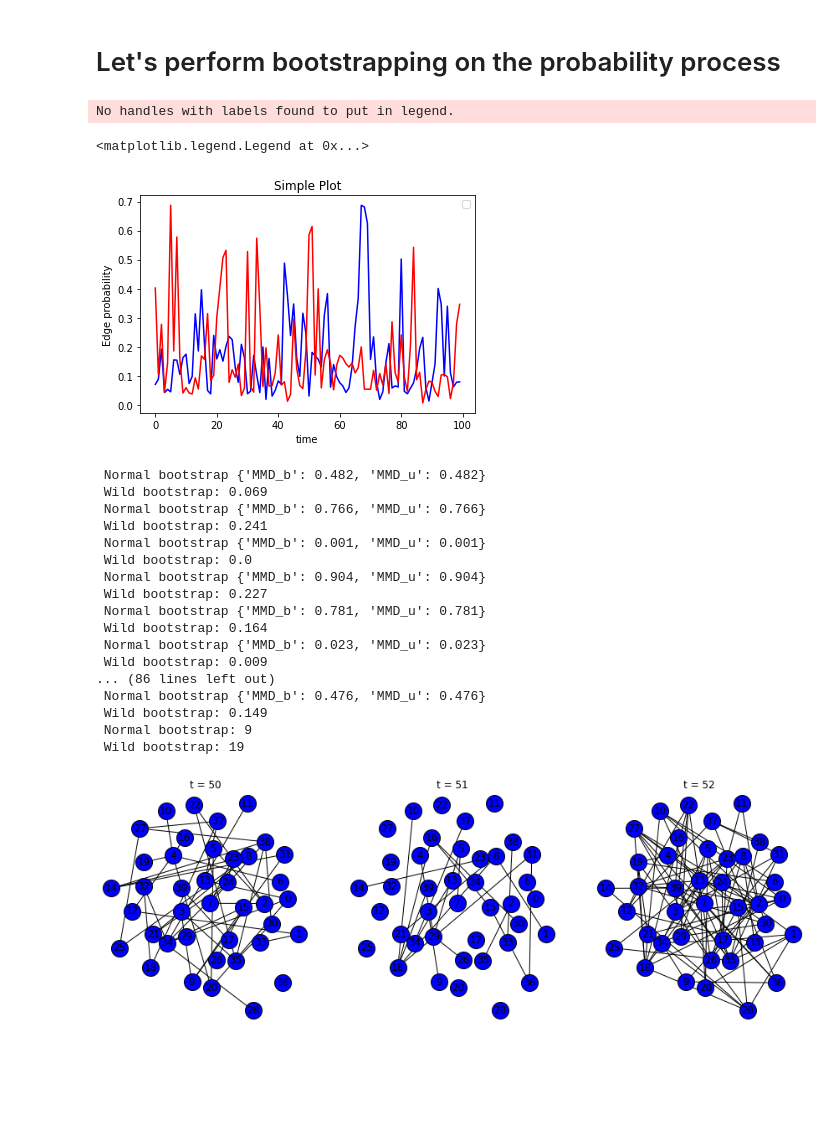
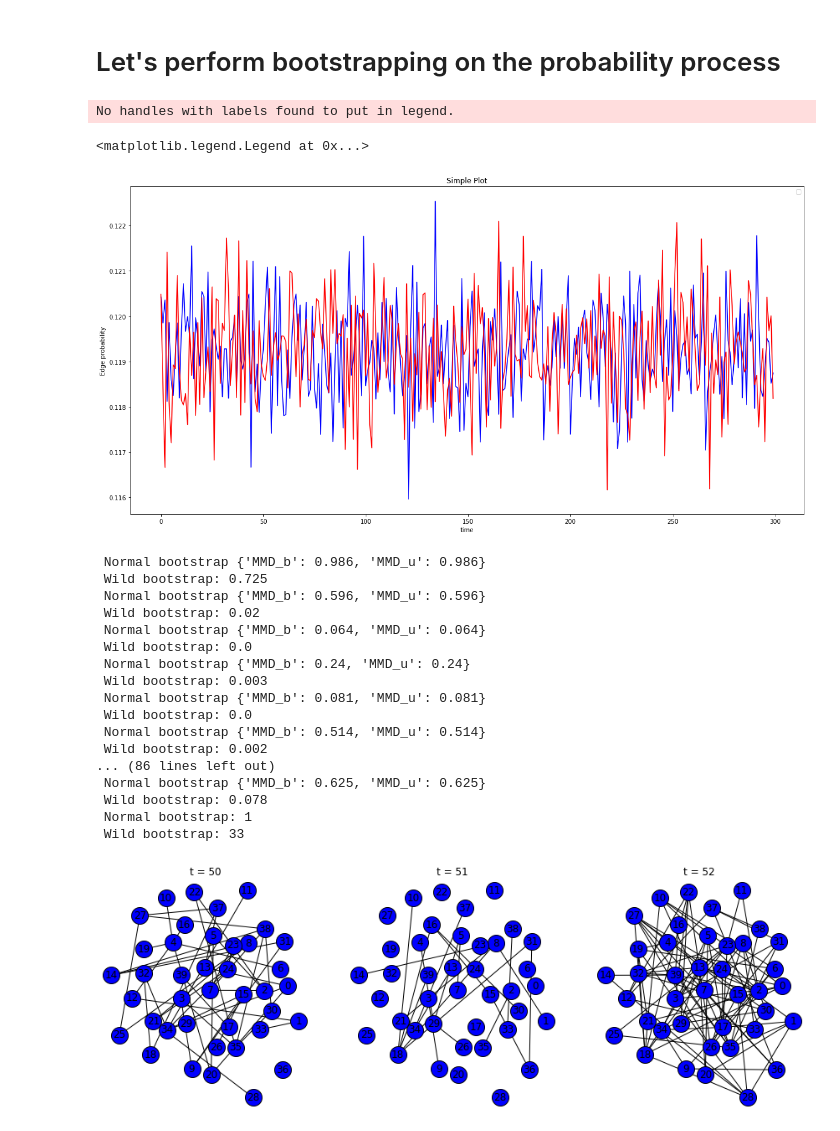
Before and after one commit to ragnarlevi/GTST, a Jupyter notebook: _Workbench/WildBootstrap.ipynb, the cells around one changed output. Drawn from its saved outputs; the diff is of its cells as text; code cells hidden in the pictures; blank space fills up the shorter version.

Commit message:
graph statistics run file

```diff
--- a/_Workbench/WildBootstrap.ipynb
+++ b/_Workbench/WildBootstrap.ipynb
@@ -158,12 +158,14 @@ class BinomialGraphs(DegreeGraphs):
 Define functions for wild bootstrapping
 # %%
 def simpleArima(ar, var, nsamples):
-    x = np.zeros(nsamples)
-    x[0] = np.random.normal(0, np.sqrt(var))
-    for i in range(nsamples-1):
-        x[i+1] = x[i] * ar + np.random.normal(0, np.sqrt(var))
+    import statsmodels.api as sm
+    # x = np.zeros(nsamples)
+    # x[0] = np.random.normal(0, np.sqrt(var))
+    # for i in range(nsamples-1):
+    #     x[i+1] = x[i] * ar + np.random.normal(0, np.sqrt(var))
 
-    return np.array(x)
+    # return np.array(x)
+    return sm.tsa.arma_generate_sample([1, ar], [var], nsamples)
 
 
 def WildSeries(ln:float, nsamples):
@@ -189,8 +191,8 @@ def WildBootstrap(K, ln, n_x, n_y, B = 1000):
     K_xy = K[:n_x, n_x:]
 
     #statMatrix = K_xx + K_yy - 2 * K_xy
-    # statistic_sample = np.mean(K_xx) + np.mean(K_yy) - 2.0*np.mean(K_xy)
-    statistic_sample = 1.0 / (n_x ** 2) * K_xx.sum() + 1.0 / (n_x * n_y) * K_yy.sum() - 2.0 / (n_y ** 2) * K_xy.sum()
+    statistic_sample = np.mean(K_xx) + np.mean(K_yy) - 2.0*np.mean(K_xy)
+    #statistic_sample = 1.0 / (n_x ** 2) * K_xx.sum() + 1.0 / (n_x * n_y) * K_yy.sum() - 2.0 / (n_y ** 2) * K_xy.sum()
 
     test = np.zeros(B)
 
@@ -202,7 +204,7 @@ def WildBootstrap(K, ln, n_x, n_y, B = 1000):
         K_p = np.multiply(K, WW)
         test[b] =  np.mean(K_p[:n_x, :n_x]) + np.mean(K_p[n_x:, n_x:]) - 2.0*np.mean(K_p[:n_x, n_x:])
 
-        # test[b] = (1.0/n_x ** 2)  *(np.dot(w_x.T,K_xx).dot(w_x)) - (1.0/n_y** 2) *(np.dot(w_y.T,K_yy).dot(w_y)) - 2*(1.0/(n_x*n_y)) *(np.dot(w_x.T,K_xy).dot(w_y))
+        #test[b] = (1.0/n_x ** 2)  *(np.dot(w_x.T,K_xx).dot(w_x)) + (1.0/n_y** 2) *(np.dot(w_y.T,K_yy).dot(w_y)) - (2.0/(n_x*n_y)) *(np.dot(w_x.T,K_xy).dot(w_y))
 
     return (test > statistic_sample).sum()/B, test,statistic_sample, K_p
 
@@ -310,7 +286,7 @@ Do some simulations. If auto1 != auto2 then the graph bootstraps fails to reject
 #np.random.seed(12312)
 # nr bootstrap
 B = 100
-nr_simulations = 10
+nr_simulations = 1
 
 mmd_b = np.zeros(nr_simulations)
 mmd_b_p = np.zeros(nr_simulations)
@@ -318,11 +294,11 @@ mmd_b_p = np.zeros(nr_simulations)
 
 auto1 = 0.2 # AR part for the latent process
 beta1 = 2
-sigma1 = 1  # standar deviation of latent process noise
+sigma1 = 0.1  # standar deviation of latent process noise
 
-auto2 = 0.4 # AR part for the latent process
+auto2 = 0.2 # AR part for the latent process
 beta2 = 2
-sigma2 = 1  # standar deviation of latent process noise
+sigma2 = 0.1  # standar deviation of latent process noise
 
 for i in range(nr_simulations):
     # Generate graphs. The nodes are labeled with their degree
@@ -336,7 +312,7 @@ for i in range(nr_simulations):
 
     # kernel selection
 
-    # kernel = [{"name": "weisfeiler_lehman", "n_iter": 4}, {"name": "vertex_histogram"}]
+    # kernel = [{"name": "weisfeiler_lehman", "n_iter": 2}, {"name": "vertex_histogram"}]
     # kernel = [{"name": "propagation", "t_max": 4, "w":0.1, "M":'TV'}]
     # kernel = [{"name": "vertex_histogram"}]
     kernel = [{"name": "pyramid_match", "with_labels":False, "d":8, "L":8}] # ignoring labels
@@ -353,7 +329,7 @@ for i in range(nr_simulations):
 
 
     # Wild bootstrap
-    mmd_b_p[i] = WildBootstrap(K, 10, g1.n, g2.n)
+    mmd_b_p[i], test,statistic_sample, K_p = WildBootstrap(K, 10, g1.n, g2.n)
     print(f' Wild bootstrap: {mmd_b_p[i]}')
 
 print(f' Normal bootstrap: {np.sum(mmd_b < 0.05)}')
@@ -362,0 +347,4 @@ KeyboardInterrupt:
+# %%
+n, bins, patches = plt.hist(test, 30, facecolor='blue', alpha=0.5)
+plt.axvline(statistic_sample, color = 'black')
+plt.show()
@@ -365,27 +360,27 @@ KeyboardInterrupt:
 # %%
 
 # generate p according to latent process
 def ok(n, sigma, beta, auto):
     latent_process = simpleArima(auto, sigma ** 2, n)
     return 1/(1+ np.exp(beta + latent_process))
 
-n = 100
+n = 300
 p_x = ok(n, sigma1, beta1, auto1)
 p_y = ok(n, sigma2, beta2, auto2)
 
-fig, ax = plt.subplots()
+fig, ax = plt.subplots(figsize=(20, 10))
 
 ax.plot([x for x in range(n)], p_x, color = 'blue')
 ax.plot([x for x in range(n)], p_y, color = 'red')
 
 ax.set_xlabel('time')
 ax.set_ylabel('Edge probability')
 ax.set_title("Simple Plot")
 ax.legend()
 # %% [output]
 No handles with labels found to put in legend.
 <matplotlib.legend.Legend at 0x...>
-[figure, old version]
+[figure, new version]
 # %%
 
 
@@ -415,30 +410,30 @@ for i in range(nr_simulations):
 
 
     # Wild bootstrap
-    mmd_b_p[i] = WildBootstrap(K, 10, n, n)
+    mmd_b_p[i], test,statistic_sample, K_p = WildBootstrap(K, 10, n, n)
     print(f' Wild bootstrap: {mmd_b_p[i]}')
 
 
 print(f' Normal bootstrap: {np.sum(mmd_b < 0.05)}')
 print(f' Wild bootstrap: {np.sum(mmd_b_p < 0.05)}')
 # %% [output]
- Normal bootstrap {'MMD_b': 0.482, 'MMD_u': 0.482}
- Wild bootstrap: 0.069
- Normal bootstrap {'MMD_b': 0.766, 'MMD_u': 0.766}
- Wild bootstrap: 0.241
- Normal bootstrap {'MMD_b': 0.001, 'MMD_u': 0.001}
+ Normal bootstrap {'MMD_b': 0.986, 'MMD_u': 0.986}
+ Wild bootstrap: 0.725
+ Normal bootstrap {'MMD_b': 0.596, 'MMD_u': 0.596}
+ Wild bootstrap: 0.02
+ Normal bootstrap {'MMD_b': 0.064, 'MMD_u': 0.064}
  Wild bootstrap: 0.0
- Normal bootstrap {'MMD_b': 0.904, 'MMD_u': 0.904}
- Wild bootstrap: 0.227
- Normal bootstrap {'MMD_b': 0.781, 'MMD_u': 0.781}
- Wild bootstrap: 0.164
- Normal bootstrap {'MMD_b': 0.023, 'MMD_u': 0.023}
- Wild bootstrap: 0.009
+ Normal bootstrap {'MMD_b': 0.24, 'MMD_u': 0.24}
+ Wild bootstrap: 0.003
+ Normal bootstrap {'MMD_b': 0.081, 'MMD_u': 0.081}
+ Wild bootstrap: 0.0
+ Normal bootstrap {'MMD_b': 0.514, 'MMD_u': 0.514}
+ Wild bootstrap: 0.002
 ... (86 lines left out)
- Normal bootstrap {'MMD_b': 0.476, 'MMD_u': 0.476}
- Wild bootstrap: 0.149
- Normal bootstrap: 9
- Wild bootstrap: 19
+ Normal bootstrap {'MMD_b': 0.625, 'MMD_u': 0.625}
+ Wild bootstrap: 0.078
+ Normal bootstrap: 1
+ Wild bootstrap: 33
 # %%
 
 plt.figure(figsize=(15, 5))
```
Also changed, not shown: parts of 12 cells of this notebook, 6 other files.
